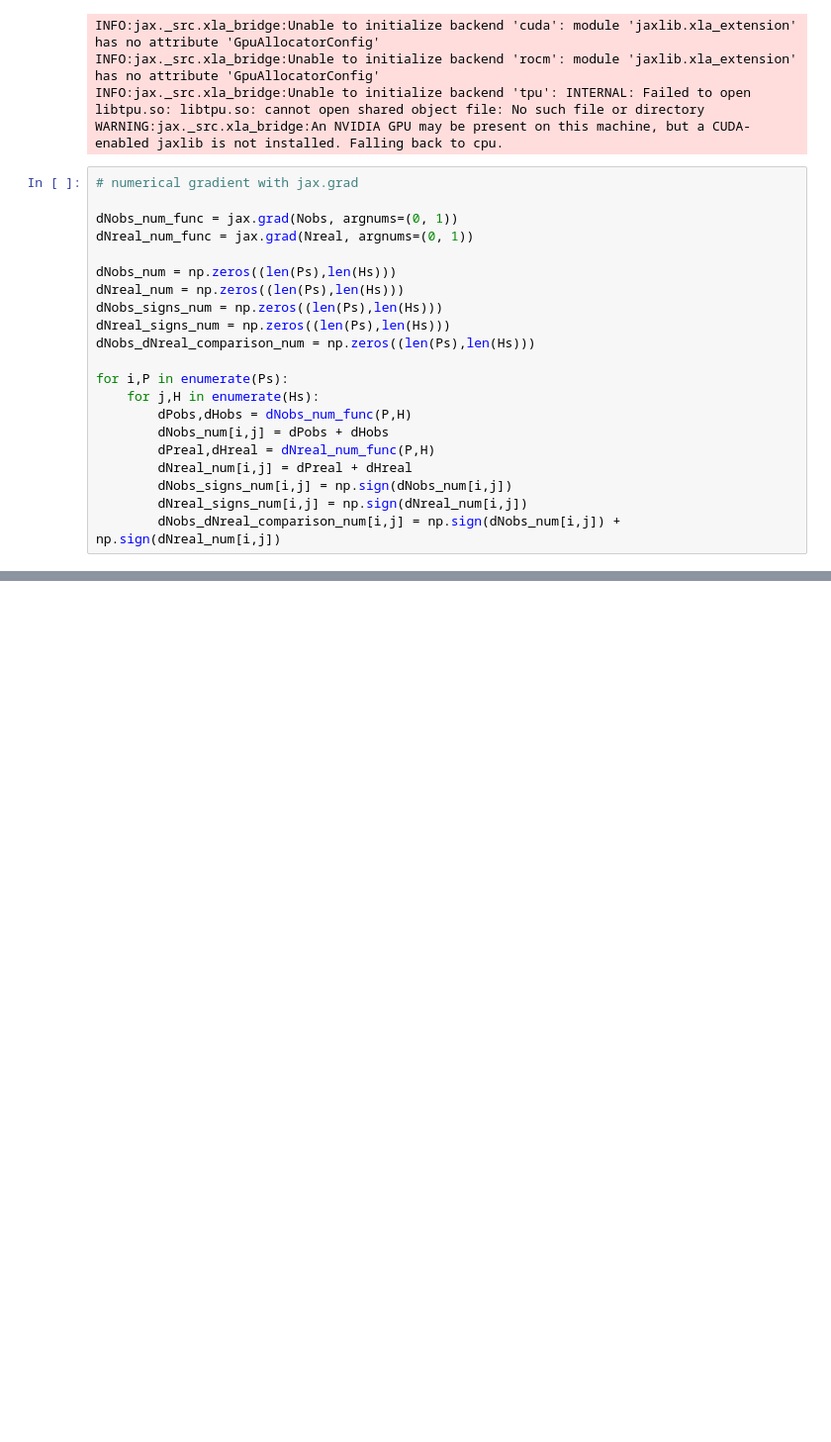
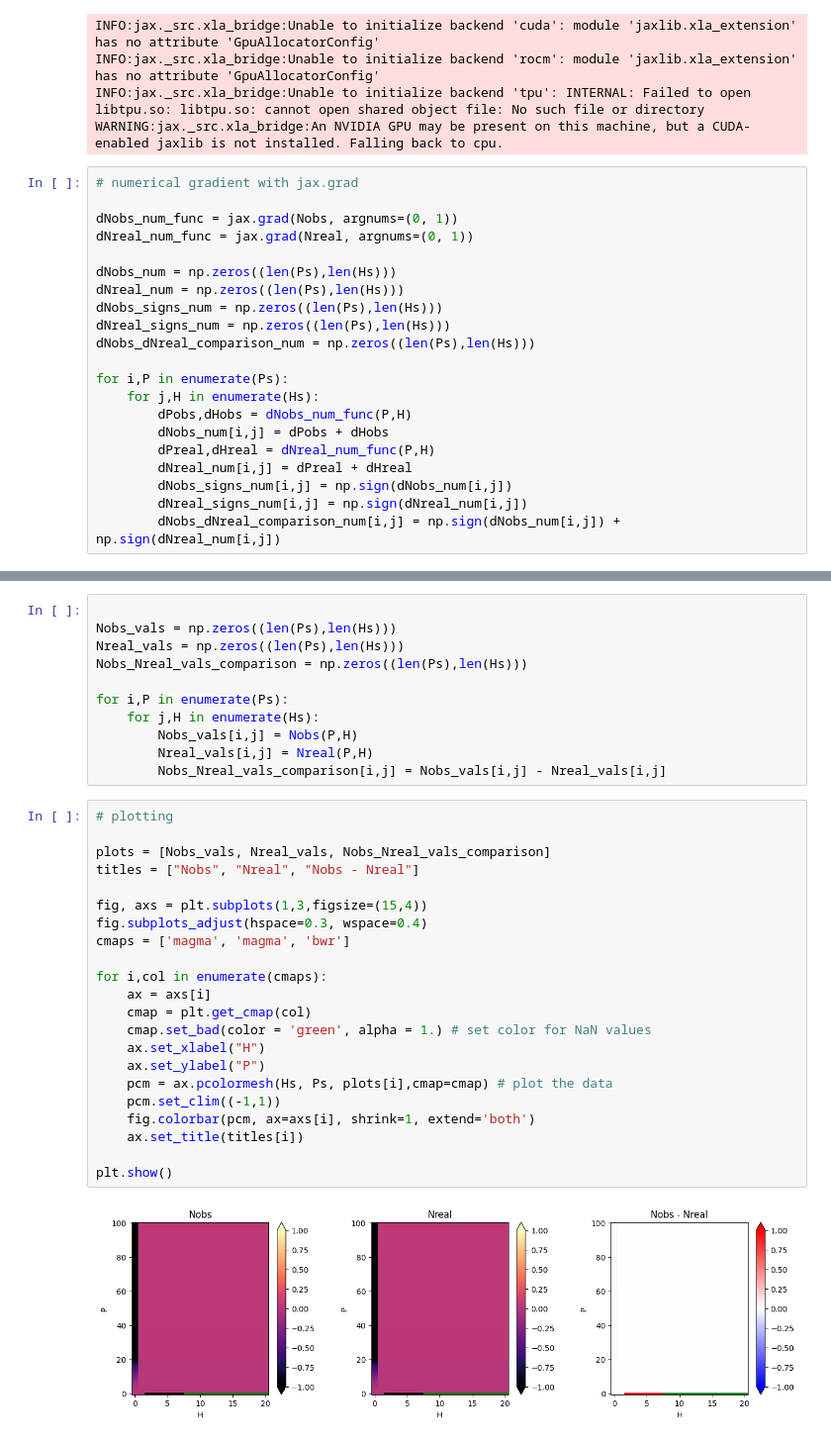
Before and after one commit to Priesemann-Group/testing-paradox-HIV-STI, a Jupyter notebook: notebooks/Nobs_Nreal_derivatives.ipynb, the cells around one changed output, grey strips where cells are left out. Shown at 99% size. Cells and saved outputs as stored; diff of their text form; blank space fills up the shorter version.

```diff
--- a/notebooks/Nobs_Nreal_derivatives.ipynb
+++ b/notebooks/Nobs_Nreal_derivatives.ipynb
@@ -243,0 +256,35 @@ plt.show()
+# %%
+
+Nobs_vals = np.zeros((len(Ps),len(Hs)))
+Nreal_vals = np.zeros((len(Ps),len(Hs)))
+Nobs_Nreal_vals_comparison = np.zeros((len(Ps),len(Hs)))
+
+for i,P in enumerate(Ps):
+    for j,H in enumerate(Hs):
+        Nobs_vals[i,j] = Nobs(P,H)
+        Nreal_vals[i,j] = Nreal(P,H)
+        Nobs_Nreal_vals_comparison[i,j] = Nobs_vals[i,j] - Nreal_vals[i,j]
+# %%
+# plotting
+
+plots = [Nobs_vals, Nreal_vals, Nobs_Nreal_vals_comparison]
+titles = ["Nobs", "Nreal", "Nobs - Nreal"]
+
+fig, axs = plt.subplots(1,3,figsize=(15,4))
+fig.subplots_adjust(hspace=0.3, wspace=0.4)
+cmaps = ['magma', 'magma', 'bwr']
+
+for i,col in enumerate(cmaps):
+    ax = axs[i]
+    cmap = plt.get_cmap(col)
+    cmap.set_bad(color = 'green', alpha = 1.) # set color for NaN values
+    ax.set_xlabel("H")
+    ax.set_ylabel("P")
+    pcm = ax.pcolormesh(Hs, Ps, plots[i],cmap=cmap) # plot the data
+    pcm.set_clim((-1,1))
+    fig.colorbar(pcm, ax=axs[i], shrink=1, extend='both')
+    ax.set_title(titles[i])
+
+plt.show()
+# %% [output]
+[figure, added]
```
Also changed, not shown: parts of 4 cells of this notebook.
